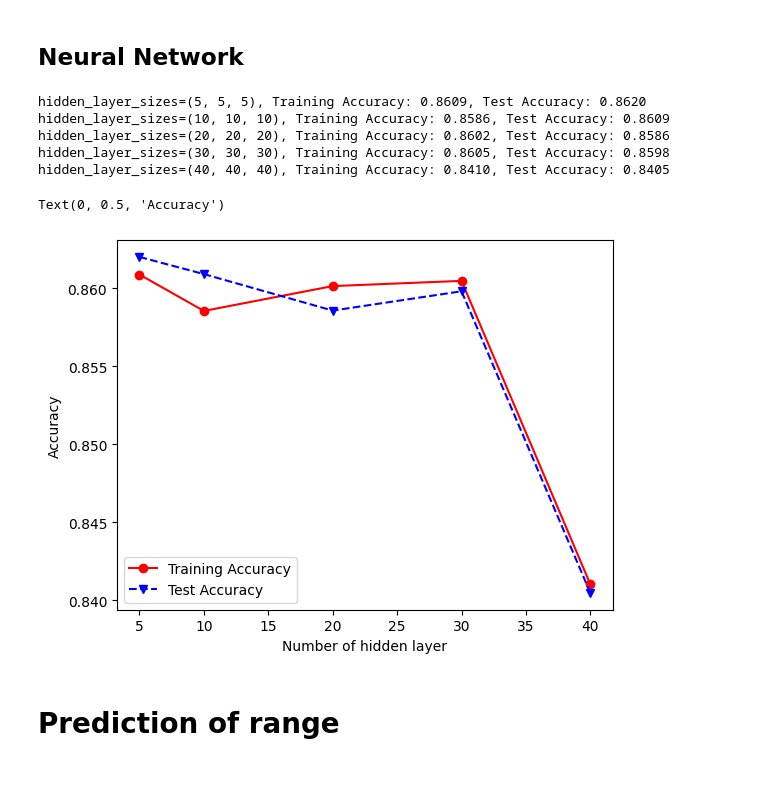
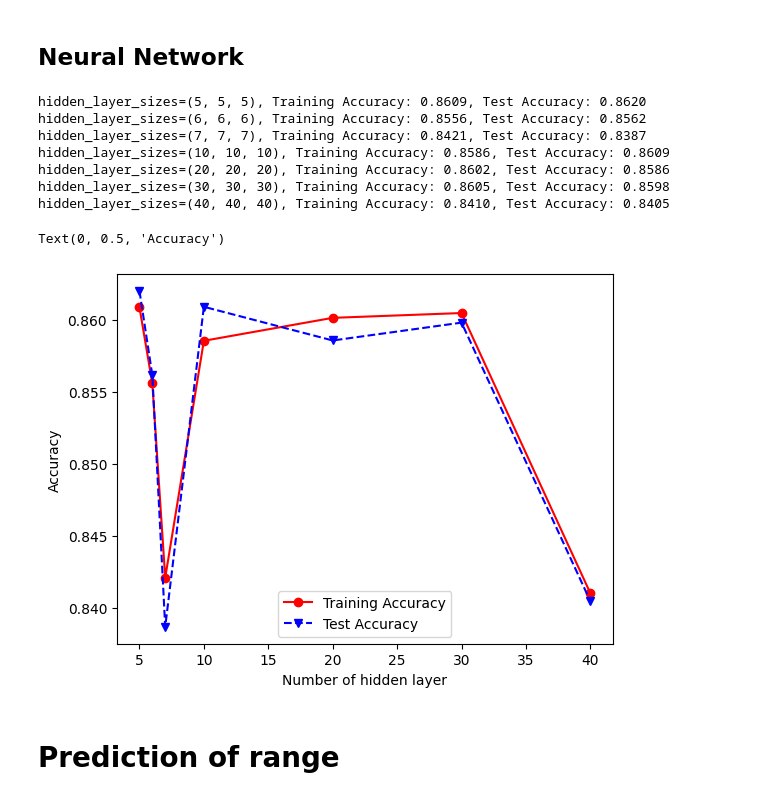
Before and after one commit to jl-sit-cs/CSC3105-DataAnalytics, a Jupyter notebook: Project/code/DataMining.ipynb, the cells around one changed output. Saved outputs shown, nothing was run; the diff lists cells and outputs as text; code cells hidden in the pictures.

Commit message:
feat: Visualization is somewhat done

```diff
--- a/Project/code/DataMining.ipynb
+++ b/Project/code/DataMining.ipynb
@@ -92,7 +92,7 @@ Random Forest Classifier Accuracy: 0.9024591857821864
 # %% [markdown]
 ## KNN
 # %%
-numNeighbors = [1, 2, 3, 4, 5, 6, 7,  10]
+numNeighbors = [1, 2, 3, 4, 5, 6, 7, 10, 11, 12, 13, 14, 15, 16, 17, 18, 19, 20, 25, 30, 35, 40, 45, 50, 55, 60, 65, 70, 75, 80, 85, 90, 95, 100]
 trainAcc = []
 testAcc = []
 
@@ -121,32 +130,34 @@ k=10, Training Accuracy: 0.8145, Test Accuracy: 0.7862
 # %% [markdown]
 ## Neural Network
 # %%
-hidden_layer_sizes = [(5,5,5), (10,10,10), (20,20,20), (30,30,30), (40,40,40)]
+hidden_layer_sizes = [(5,5,5), (6,6,6), (7,7,7),(10,10,10), (20,20,20), (30,30,30), (40,40,40)]
 trainAcc = []
 testAcc = []
 
 for k in hidden_layer_sizes:
     clf6 = MLPClassifier(solver='adam',hidden_layer_sizes=k, learning_rate='adaptive',random_state=1,max_iter=1000)
     clf6.fit(X_train, y_train)
     Y_predTrain = clf6.predict(X_train)
     Y_predTest = clf6.predict(X_test)
     trainAcc.append(accuracy_score(y_train, Y_predTrain))
     testAcc.append(accuracy_score(y_test, Y_predTest))
     print(f'hidden_layer_sizes={k}, Training Accuracy: {accuracy_score(y_train, Y_predTrain):.4f}, Test Accuracy: {accuracy_score(y_test, Y_predTest):.4f}')
 
 hidden_layer_size=[x[0] for x in hidden_layer_sizes]
 plt.plot(hidden_layer_size, trainAcc, 'ro-', hidden_layer_size, testAcc,'bv--')
 plt.legend(['Training Accuracy','Test Accuracy'])
 plt.xlabel('Number of hidden layer')
 plt.ylabel('Accuracy')
 # %% [output]
 hidden_layer_sizes=(5, 5, 5), Training Accuracy: 0.8609, Test Accuracy: 0.8620
+hidden_layer_sizes=(6, 6, 6), Training Accuracy: 0.8556, Test Accuracy: 0.8562
+hidden_layer_sizes=(7, 7, 7), Training Accuracy: 0.8421, Test Accuracy: 0.8387
 hidden_layer_sizes=(10, 10, 10), Training Accuracy: 0.8586, Test Accuracy: 0.8609
 hidden_layer_sizes=(20, 20, 20), Training Accuracy: 0.8602, Test Accuracy: 0.8586
 hidden_layer_sizes=(30, 30, 30), Training Accuracy: 0.8605, Test Accuracy: 0.8598
 hidden_layer_sizes=(40, 40, 40), Training Accuracy: 0.8410, Test Accuracy: 0.8405
 Text(0, 0.5, 'Accuracy')
-[figure, old version]
+[figure, new version]
 # %% [markdown]
 # Prediction of range
 # %% [markdown]
```
Also changed, not shown: parts of 1 cell of this notebook, 1 other file.
